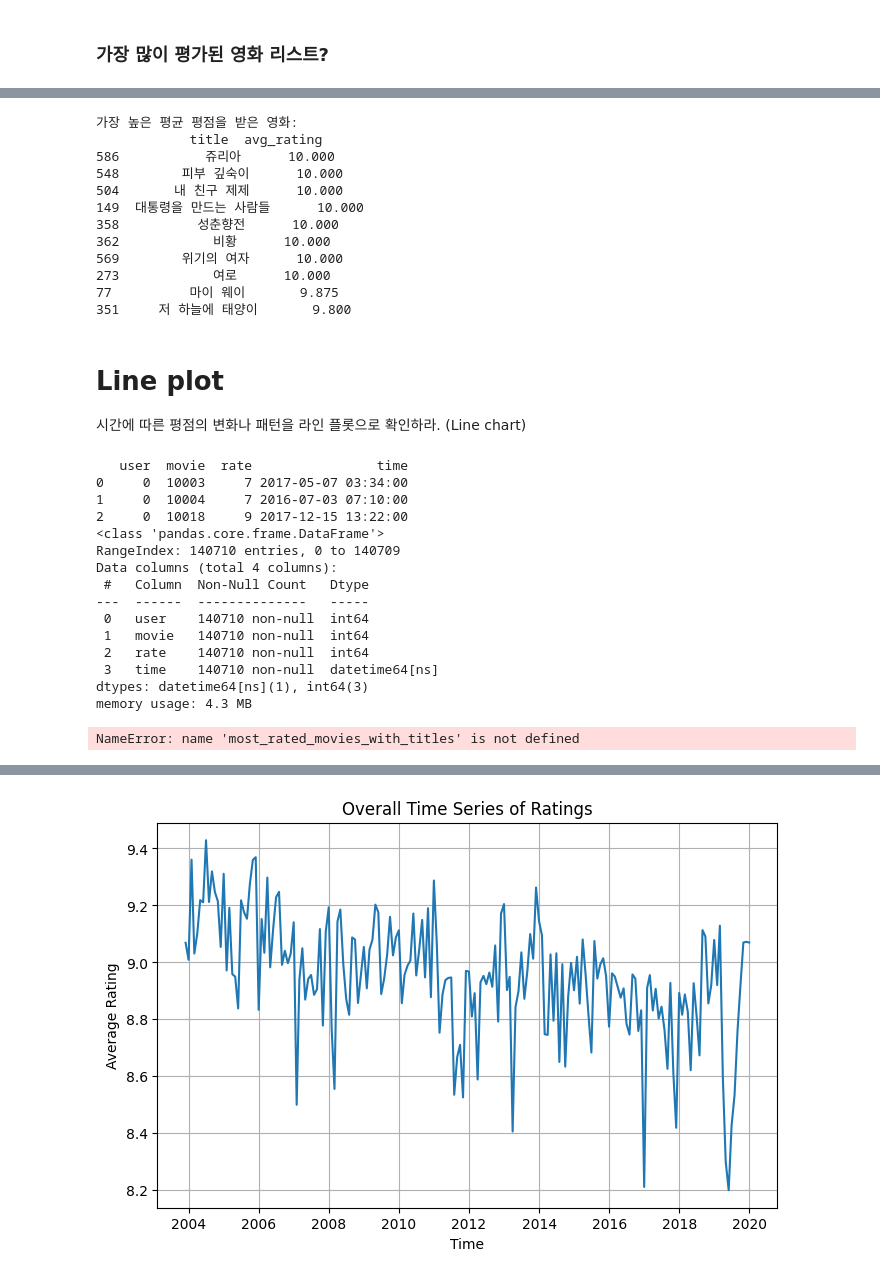
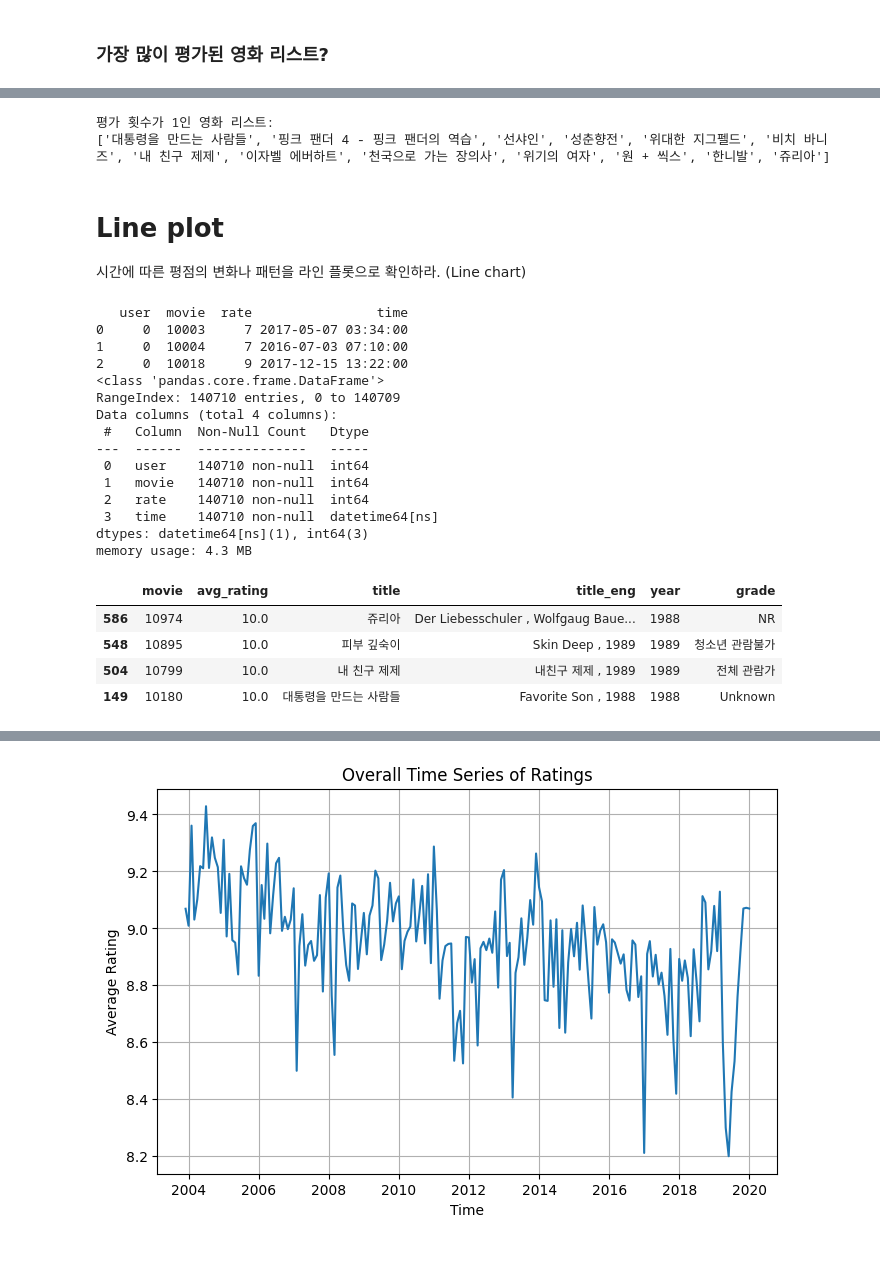
Before and after one commit to whyNot077/codyssey, a Jupyter notebook: chapter 2/2-3 결측치, 이상치 확인 및 시각화/histogram.ipynb, the cells around one changed output, grey strips where cells are left out. Drawn from its saved outputs; the diff is of its cells as text; code cells hidden in the pictures.

```diff
--- a/chapter 2/2-3 결측치, 이상치 확인 및 시각화/histogram.ipynb
+++ b/chapter 2/2-3 결측치, 이상치 확인 및 시각화/histogram.ipynb
@@ -553,54 +608,39 @@ print(single_rated_movies_list)
-# %%
-# 2. 가장 높은 평균 평점을 받은 영화
-highest_rated_movies = rates_df.groupby('movie')['rate'].mean().reset_index()
-highest_rated_movies = highest_rated_movies.rename(columns={'rate': 'avg_rating'})
-
-# movies_df와 연결하여 영화 제목 추가
-highest_rated_movies_with_titles = highest_rated_movies.merge(movies_df, on='movie')
-
-# 내림차순 정렬
-highest_rated_movies_with_titles = highest_rated_movies_with_titles.sort_values(by='avg_rating', ascending=False)
-
-# 상위 10개 출력
-print("가장 높은 평균 평점을 받은 영화:")
-print(highest_rated_movies_with_titles[['title', 'avg_rating']].head(10))
-# %% [output]
-가장 높은 평균 평점을 받은 영화:
-            title  avg_rating
-586           쥬리아      10.000
-548        피부 깊숙이      10.000
-504       내 친구 제제      10.000
-149  대통령을 만드는 사람들      10.000
-358          성춘향전      10.000
-362            비황      10.000
-569        위기의 여자      10.000
-273            여로      10.000
-77          마이 웨이       9.875
-351     저 하늘에 태양이       9.800
+# %%
+# 평가 횟수가 1인 영화 제목 리스트로 변환
+single_rated_movies_list = single_rated_movies['title'].tolist()
+
+print("\n평가 횟수가 1인 영화 리스트:")
+print(single_rated_movies_list)
+# %% [output]
+평가 횟수가 1인 영화 리스트:
+['대통령을 만드는 사람들', '핑크 팬더 4 - 핑크 팬더의 역습', '선샤인', '성춘향전', '위대한 지그펠드', '비치 바니즈', '내 친구 제제', '이자벨 에버하트', '천국으로 가는 장의사', '위기의 여자', '원 + 씩스', '한니발', '쥬리아']
 # %% [markdown]
 # Line plot
 시간에 따른 평점의 변화나 패턴을 라인 플롯으로 확인하라. (Line chart)
 # %%
 print(rates_df.head(3))
 
 rates_df.info()
+
+highest_rated_movies_with_titles.head(4)
 # %% [output]
    user  movie  rate                time
 0     0  10003     7 2017-05-07 03:34:00
 1     0  10004     7 2016-07-03 07:10:00
 2     0  10018     9 2017-12-15 13:22:00
 <class 'pandas.core.frame.DataFrame'>
 RangeIndex: 140710 entries, 0 to 140709
 Data columns (total 4 columns):
  #   Column  Non-Null Count   Dtype
 ---  ------  --------------   -----
  0   user    140710 non-null  int64
  1   movie   140710 non-null  int64
  2   rate    140710 non-null  int64
  3   time    140710 non-null  datetime64[ns]
 dtypes: datetime64[ns](1), int64(3)
 memory usage: 4.3 MB
+|  | movie | avg_rating | title | title_eng | year | grade |
+| 586 | 10974 | 10.0 | 쥬리아 | Der Liebesschuler , Wolfgaug Baue... | 1988 | NR |
+| 548 | 10895 | 10.0 | 피부 깊숙이 | Skin Deep , 1989 | 1989 | 청소년 관람불가 |
+| 504 | 10799 | 10.0 | 내 친구 제제 | 내친구 제제 , 1989 | 1989 | 전체 관람가 |
+| 149 | 10180 | 10.0 | 대통령을 만드는 사람들 | Favorite Son , 1988 | 1988 | Unknown |
-# %%
-print(most_rated_movies_with_titles[['movie', 'num_ratings', 'title']].head(10))
-# %% [output]
-NameError: name 'most_rated_movies_with_titles' is not defined
```
Also changed, not shown: parts of 10 cells of this notebook, 1 other file.
